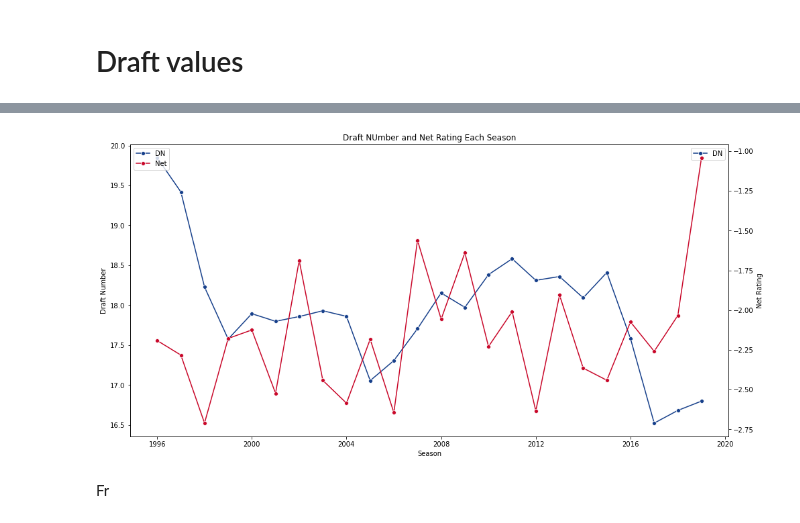
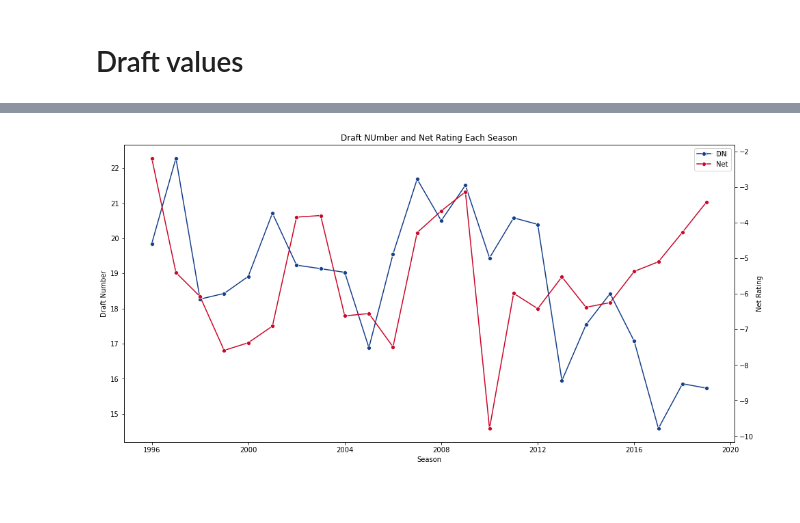
Before and after one commit to viethuy25/nba_stat, a Jupyter notebook: Untitled.ipynb, the cells around one changed output, grey strips where cells are left out. Drawn from its saved outputs; the diff is of its cells as text; code cells hidden in the pictures; blank space fills up the shorter version.

```diff
--- a/Untitled.ipynb
+++ b/Untitled.ipynb
@@ -150,3 +150,6 @@ plt.show()
 [figure]
 # %% [markdown]
 # Draft values
+# %%
+df_unique = df.drop_duplicates(subset=['player_name'])
+df_unique
@@ -178,6 +195,6 @@ plt.show()
 # %%
 #compare draft values and performance over seasons
-df['draft_year'] = pd.to_numeric(df['draft_year'])
+df_unique['draft_year'] = pd.to_numeric(df_unique['draft_year'])
 # %%
 fig, ax = plt.subplots(figsize=(16, 8))
 ax2 = ax.twinx()
@@ -200,21 +217,19 @@ plt.show()
 # %%
 fig, ax = plt.subplots(figsize=(16, 8))
 ax2 = ax.twinx()
 
-sns.lineplot(x=df['season'], y='draft_number', data=df, marker="o", ax=ax, ci=None, label='DN', color='#17408b')
-sns.lineplot(x=df['season'], y='net_rating', data=df, marker="o", ax=ax2, ci=None, label='Net', color='#c9082a')
+sns.lineplot(x=df_unique['season'], y='draft_number', data=df_unique, marker="o", ax=ax, ci=None, label='DN', color='#17408b')
+sns.lineplot(x=df_unique['season'], y='net_rating', data=df_unique, marker="o", ax=ax2, ci=None, label='Net', color='#c9082a')
 
 plt.title('Draft NUmber and Net Rating Each Season')
 ax.xaxis.set_label_text('Season')
 ax.yaxis.set_label_text('Draft Number')
 ax2.yaxis.set_label_text('Net Rating')
 
 lines, labels = ax.get_legend_handles_labels()
 lines2, labels2 = ax2.get_legend_handles_labels()
 ax2.legend(lines + lines2, labels + labels2, loc=0)
 
 plt.show()
 # %% [output]
-[figure, old version]
+[figure, new version]
-# %% [markdown]
-Fr
```
Also changed, not shown: parts of 3 cells of this notebook.
